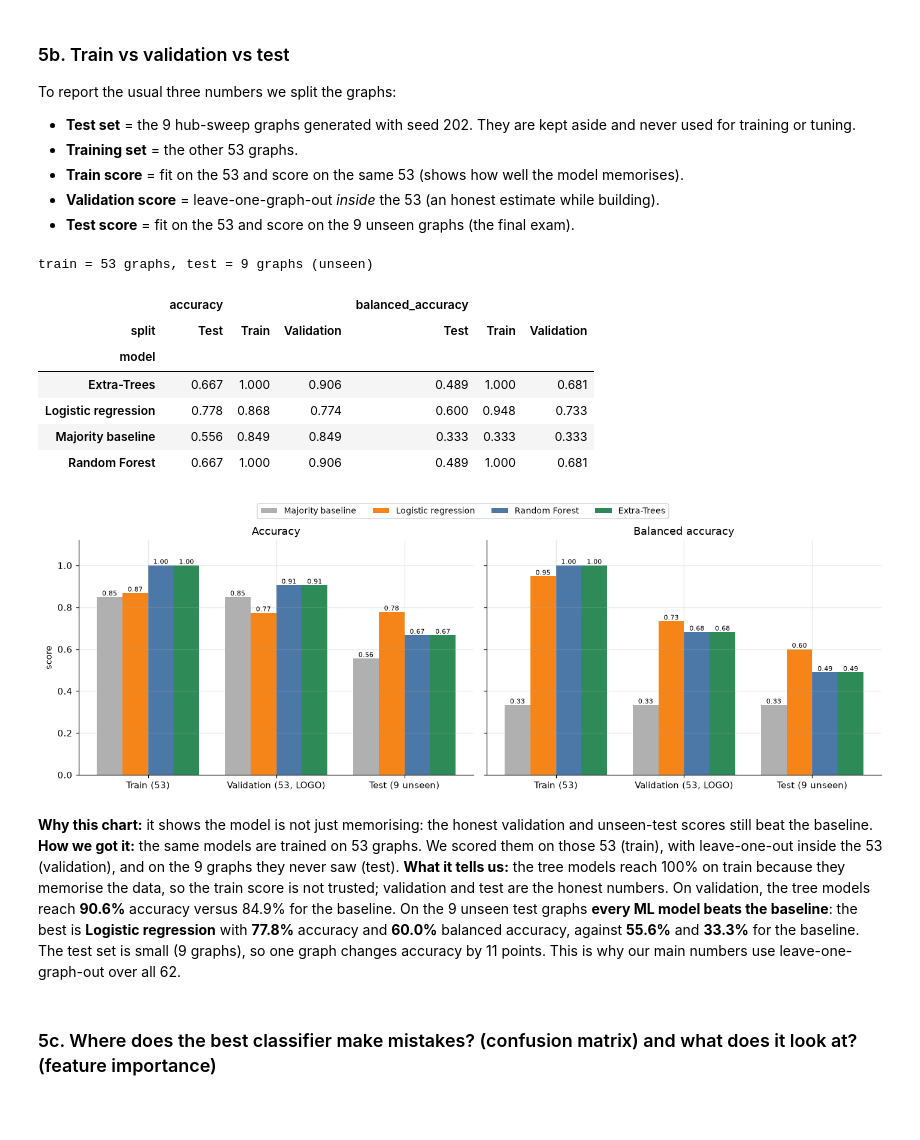
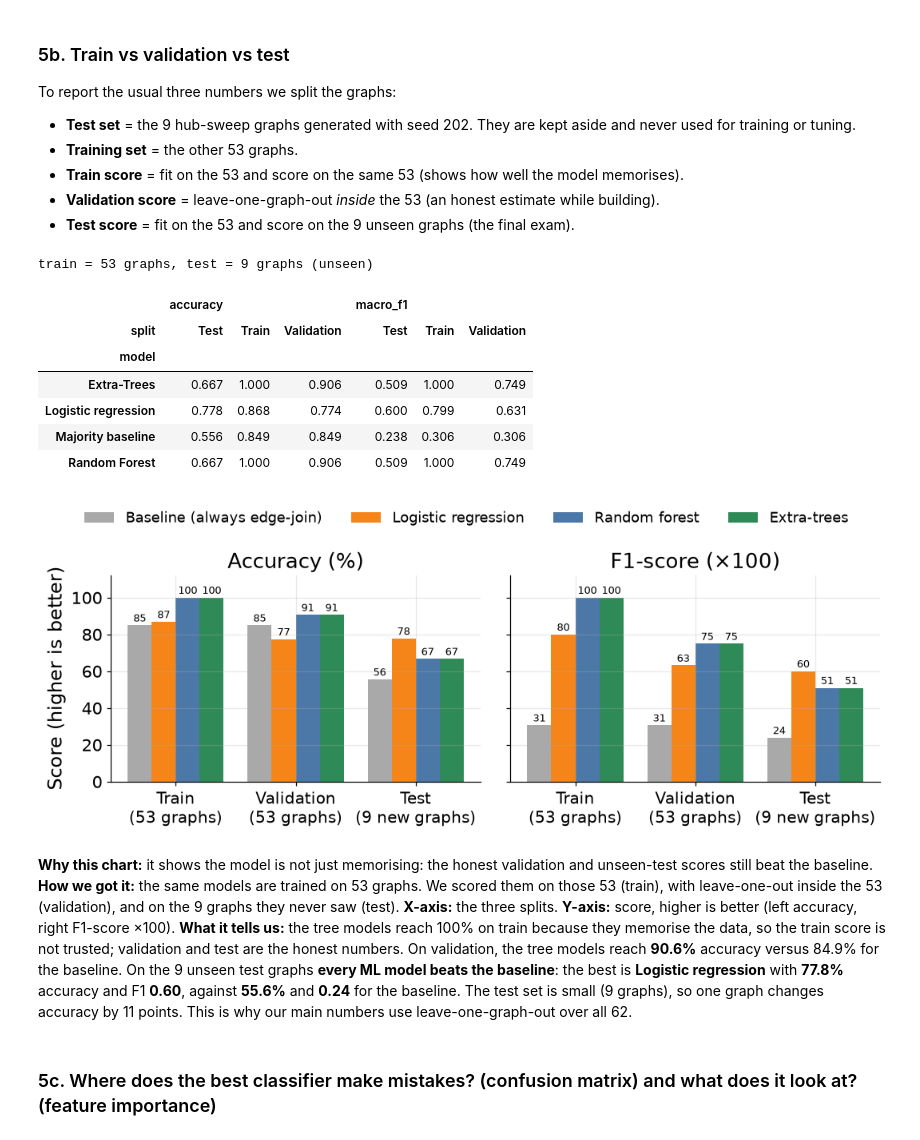
Before and after one commit to Harshil24Agrawal/big-data, a Jupyter notebook: notebooks/selector.ipynb, the cells around one changed output. Saved outputs shown, nothing was run; the diff lists cells and outputs as text; code cells hidden in the pictures; blank space fills up the shorter version.

```diff
--- a/notebooks/selector.ipynb
+++ b/notebooks/selector.ipynb
@@ -31,7 +31,8 @@ from sklearn.linear_model import LogisticRegression
 from sklearn.preprocessing import StandardScaler
 from sklearn.pipeline import make_pipeline
 from sklearn.ensemble import RandomForestClassifier, ExtraTreesClassifier, RandomForestRegressor
-from sklearn.metrics import accuracy_score, balanced_accuracy_score, f1_score, confusion_matrix
+from sklearn.tree import DecisionTreeClassifier
+from sklearn.metrics import accuracy_score, precision_score, f1_score, confusion_matrix
 warnings.filterwarnings("ignore")
 
 def find_repo(start):
@@ -57,6 +58,11 @@ CLASSES = ["edgejoin", "hubsplit", "native"]
 COL = {"edge-join": "#4C78A8", "native": "#72B7B2", "hub-split": "#E45756", "ML selector": "#2E8B57", "baseline": "#B0B0B0"}
 plt.rcParams.update({"figure.dpi": 110, "axes.grid": True, "grid.alpha": .3, "axes.spines.top": False, "axes.spines.right": False})
 RES = {}
+# Style for the charts that go on the slides: big fonts and plain-English axis titles, readable on a projector.
+SLIDE = {"font.size": 15, "axes.titlesize": 17, "axes.labelsize": 16, "xtick.labelsize": 14, "ytick.labelsize": 14, "legend.fontsize": 14}
+C = {"edge-join": "#4C78A8", "native": "#72B7B2", "hub-split": "#E45756", "ours": "#2E8B57", "base": "#A9A9A9"}
+def save_slide(fig, name):
+    fig.tight_layout(); fig.savefig(f"{OUT}/{name}", dpi=200); plt.show()
 print("Project folder:", REPO)
 # %% [output]
 Project folder: /home/claude/rayirth556/hypergraph
@@ -327,56 +349,62 @@ To report the usual three numbers we split the graphs:
 # %%
 test_idx = np.where((df.family == "hub_sweep") & (df.seed == 202))[0]
 train_idx = np.setdiff1d(ALL, test_idx)
 print(f"train = {len(train_idx)} graphs, test = {len(test_idx)} graphs (unseen)")
 VAL_PRED = leave_one_out(train_idx)
 rows = []
 for m in ["Majority baseline", "Logistic regression", "Random Forest", "Extra-Trees"]:
     if m == "Majority baseline":
         vals, counts = np.unique(y[train_idx], return_counts=True); maj = vals[counts.argmax()]
         p_tr, p_te = np.full(len(train_idx), maj, dtype=object), np.full(len(test_idx), maj, dtype=object)
     else:
         mdl = make_models()[m]().fit(X[train_idx], y[train_idx]); p_tr, p_te = mdl.predict(X[train_idx]), mdl.predict(X[test_idx])
     for split, yt, yp in [("Train", y[train_idx], p_tr), ("Validation", y[train_idx], VAL_PRED[m]), ("Test", y[test_idx], p_te)]:
         rows.append(dict(model=m, split=split, **scores(yt, yp)))
 tvt = pd.DataFrame(rows)
-display(tvt.pivot(index="model", columns="split", values=["accuracy", "balanced_accuracy"]).round(3))
+display(tvt.pivot(index="model", columns="split", values=["accuracy", "macro_f1"]).round(3))
 RES["train_val_test"] = tvt.round(4).to_dict(orient="records")
 
-fig, ax = plt.subplots(1, 2, figsize=(13, 4.3), sharey=True)
-mods = ["Majority baseline", "Logistic regression", "Random Forest", "Extra-Trees"]; mc = ["#B0B0B0", "#F58518", "#4C78A8", "#2E8B57"]
-for a, met, title in [(ax[0], "accuracy", "Accuracy"), (ax[1], "balanced_accuracy", "Balanced accuracy")]:
-    for j, (m, c) in enumerate(zip(mods, mc)):
-        v = tvt[tvt.model == m].set_index("split").loc[["Train", "Validation", "Test"], met]
-        b = a.bar(np.arange(3) + (j - 1.5) * .2, v, .2, color=c, label=m); a.bar_label(b, fmt="%.2f", fontsize=7)
-    a.set_xticks(range(3)); a.set_xticklabels(["Train (53)", "Validation (53, LOGO)", "Test (9 unseen)"]); a.set_title(title); a.set_ylim(0, 1.12)
-ax[0].set_ylabel("score"); fig.legend(*ax[0].get_legend_handles_labels(), loc="upper center", ncol=4, fontsize=9, bbox_to_anchor=(.5, 1.06))
-plt.tight_layout(); plt.savefig(f"{OUT}/05b_train_val_test.png", dpi=130, bbox_inches="tight"); plt.show()
+# Slide chart (slide "Results of Classification 2/4")
+mods = ["Majority baseline", "Logistic regression", "Random Forest", "Extra-Trees"]; mc = [C["base"], "#F58518", "#4C78A8", C["ours"]]
+short = {"Majority baseline": "Baseline (always edge-join)", "Logistic regression": "Logistic regression", "Random Forest": "Random forest", "Extra-Trees": "Extra-trees"}
+with plt.rc_context(SLIDE):
+    fig, ax = plt.subplots(1, 2, figsize=(10, 3.9), sharey=True)
+    for a, met, title in [(ax[0], "accuracy", "Accuracy (%)"), (ax[1], "macro_f1", "F1-score (×100)")]:
+        for j, (m, c) in enumerate(zip(mods, mc)):
+            v = tvt[tvt.model == m].set_index("split").loc[["Train", "Validation", "Test"], met] * 100
+            b = a.bar(np.arange(3) + (j - 1.5) * .2, v, .2, color=c, label=short[m]); a.bar_label(b, fmt="%.0f", fontsize=8.5, padding=1)
+        a.set_xticks(range(3)); a.set_xticklabels(["Train\n(53 graphs)", "Validation\n(53 graphs)", "Test\n(9 new graphs)"], fontsize=13); a.set_title(title); a.set_ylim(0, 112)
+    ax[0].set_ylabel("Score (higher is better)")
+    fig.legend(*ax[0].get_legend_handles_labels(), loc="upper center", ncol=4, fontsize=12, bbox_to_anchor=(.5, 1.02), frameon=False)
+    fig.tight_layout(rect=(0, 0, 1, .92)); fig.savefig(f"{OUT}/slide_train_val_test.png", dpi=200); plt.show()
 g = tvt.set_index(["model", "split"])
 te = tvt[(tvt.split == "Test") & (tvt.model != "Majority baseline")].set_index("model")
 bt = te.accuracy.idxmax()
 display(Markdown(f"""**Why this chart:** it shows the model is not just memorising: the honest validation and unseen-test scores still beat the baseline.
 **How we got it:** the same models are trained on 53 graphs. We scored them on those 53 (train), with leave-one-out inside the 53 (validation), and on the 9 graphs they never saw (test).
+**X-axis:** the three splits. **Y-axis:** score, higher is better (left accuracy, right F1-score ×100).
 **What it tells us:** the tree models reach 100% on train because they memorise the data, so the train score is not trusted; validation and test are the honest numbers.
 On validation, the tree models reach **{g.loc[('Extra-Trees','Validation'),'accuracy']:.1%}** accuracy versus {g.loc[('Majority baseline','Validation'),'accuracy']:.1%} for the baseline.
-On the 9 unseen test graphs **every ML model beats the baseline**: the best is **{bt}** with **{te.loc[bt,'accuracy']:.1%}** accuracy and **{te.loc[bt,'balanced_accuracy']:.1%}** balanced accuracy,
-against **{g.loc[('Majority baseline','Test'),'accuracy']:.1%}** and **{g.loc[('Majority baseline','Test'),'balanced_accuracy']:.1%}** for the baseline.
+On the 9 unseen test graphs **every ML model beats the baseline**: the best is **{bt}** with **{te.loc[bt,'accuracy']:.1%}** accuracy and F1 **{te.loc[bt,'macro_f1']:.2f}**,
+against **{g.loc[('Majority baseline','Test'),'accuracy']:.1%}** and **{g.loc[('Majority baseline','Test'),'macro_f1']:.2f}** for the baseline.
 The test set is small (9 graphs), so one graph changes accuracy by 11 points. This is why our main numbers use leave-one-graph-out over all 62."""))
 # %% [output]
 train = 53 graphs, test = 9 graphs (unseen)
-|  | accuracy |  |  | balanced_accuracy |  |  |
+|  | accuracy |  |  | macro_f1 |  |  |
 | split | Test | Train | Validation | Test | Train | Validation |
 | model |  |  |  |  |  |  |
-| Extra-Trees | 0.667 | 1.000 | 0.906 | 0.489 | 1.000 | 0.681 |
-| Logistic regression | 0.778 | 0.868 | 0.774 | 0.600 | 0.948 | 0.733 |
-| Majority baseline | 0.556 | 0.849 | 0.849 | 0.333 | 0.333 | 0.333 |
-| Random Forest | 0.667 | 1.000 | 0.906 | 0.489 | 1.000 | 0.681 |
+| Extra-Trees | 0.667 | 1.000 | 0.906 | 0.509 | 1.000 | 0.749 |
+| Logistic regression | 0.778 | 0.868 | 0.774 | 0.600 | 0.799 | 0.631 |
+| Majority baseline | 0.556 | 0.849 | 0.849 | 0.238 | 0.306 | 0.306 |
+| Random Forest | 0.667 | 1.000 | 0.906 | 0.509 | 1.000 | 0.749 |
-[figure, old version]
+[figure, new version]
 **Why this chart:** it shows the model is not just memorising: the honest validation and unseen-test scores still beat the baseline.
 **How we got it:** the same models are trained on 53 graphs. We scored them on those 53 (train), with leave-one-out inside the 53 (validation), and on the 9 graphs they never saw (test).
+**X-axis:** the three splits. **Y-axis:** score, higher is better (left accuracy, right F1-score ×100).
 **What it tells us:** the tree models reach 100% on train because they memorise the data, so the train score is not trusted; validation and test are the honest numbers.
 On validation, the tree models reach **90.6%** accuracy versus 84.9% for the baseline.
-On the 9 unseen test graphs **every ML model beats the baseline**: the best is **Logistic regression** with **77.8%** accuracy and **60.0%** balanced accuracy,
-against **55.6%** and **33.3%** for the baseline.
+On the 9 unseen test graphs **every ML model beats the baseline**: the best is **Logistic regression** with **77.8%** accuracy and F1 **0.60**,
+against **55.6%** and **0.24** for the baseline.
 The test set is small (9 graphs), so one graph changes accuracy by 11 points. This is why our main numbers use leave-one-graph-out over all 62.
 # %% [markdown]
 ### 5c. Where does the best classifier make mistakes? (confusion matrix) and what does it look at? (feature importance)
```
Also changed, not shown: parts of 10 cells of this notebook, 25 other files.
